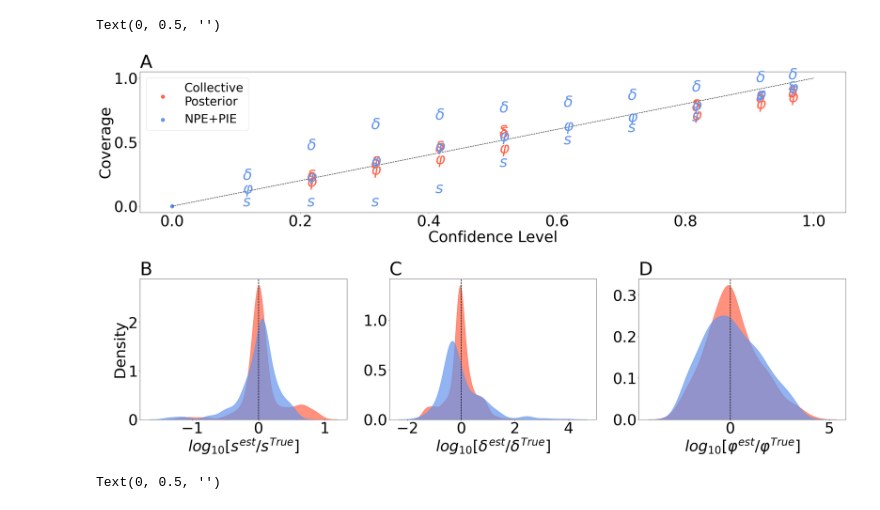
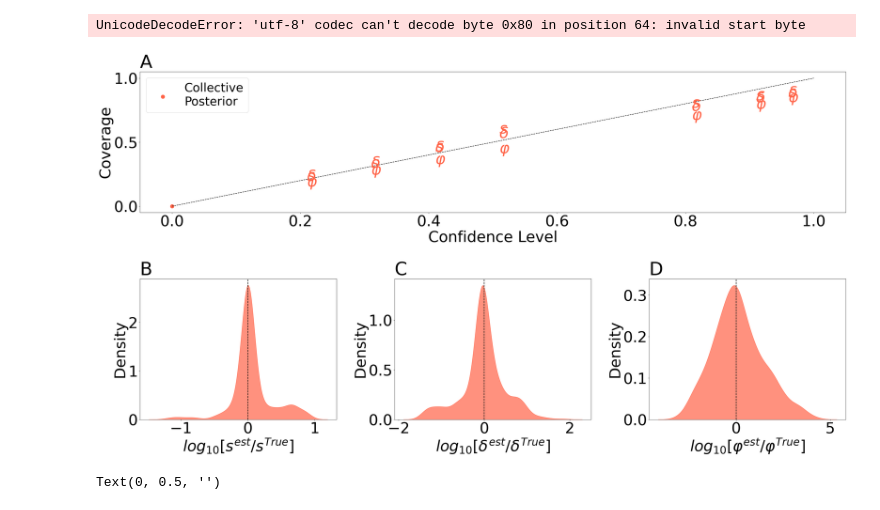
Before and after one commit to yoavram-lab/collective_posterior, a Jupyter notebook: WF/test collective.ipynb, the cells around one changed output. Drawn from its saved outputs; the diff is of its cells as text; code cells hidden in the pictures.

```diff
--- a/WF/test collective.ipynb
+++ b/WF/test collective.ipynb
@@ -81,7 +82,8 @@ change_font(50)
 
 def plot_accuracy(acc_path, ax, color, label, hatch):
     res = pd.read_csv(acc_path, index_col=0, dtype='float')
-    res = torch.from_numpy(np.array(res))
+    print(res)
+    # res = torch.from_numpy(np.array(res))
     for i in range(len(ax)):
         #histplot(res[:,i],ax=ax[i], stat='density', color=color, bins=20, label=label, hatch=hatch)
         kdeplot(res[:,i],ax=ax[i], color=color, alpha=0.7, fill=True)
@@ -148,38 +150,38 @@ ax['B'].set_title('B',loc='left')
 ax['C'].set_title('C',loc='left')
 ax['D'].set_title('D',loc='left')
 
 
 # Coverage plots in ax B
 ax['A'].plot(np.linspace(0,1,100),np.linspace(0,1,100), color='k', label='', ls='--')
 covs_ = pd.read_csv(f'tests/covs_old_WF_r_.csv', index_col=0, dtype='float')
 plot_covs_old(ax=ax['A'], covs=covs_,label='Collective\nPosterior',color='tomato', cp=True)
-covs_iid = pd.read_csv(f'tests/covs_old_WF_iid_r.csv', index_col=0, dtype='float')
-plot_covs_old(ax=ax['A'], covs=covs_iid,label='NPE+PIE',color='cornflowerblue')
+# covs_iid = pd.read_csv(f'tests/covs_old_WF_iid_.csv', index_col=0, dtype='float')
+# plot_covs_old(ax=ax['A'], covs=covs_iid,label='NPE+PIE',color='cornflowerblue')
 ax['A'].set_xlabel('Confidence Level')
 ax['A'].set_ylabel('Coverage')
 ax['A'].legend(fontsize=40)
 
 # Accuracy plots in ax C-E
 n_params=3
 ax['B'].set_xlabel('$log_{10}[s^{est} / {s^{True}}]$')
 ax['C'].set_xlabel('$log_{10}[\\delta^{est} / {\\delta^{True}}]$')
 ax['D'].set_xlabel('$log_{10}[\\varphi^{est} / {\\varphi^{True}}]$')
 
 axx = [ax['B'], ax['C'], ax['D']]
 
 cp_acc = 'tests/accus_WF_r_.csv'
 plot_accuracy(cp_acc, axx, color='tomato', hatch='', label='Collective\nPosterior')
 
 
-iid_acc = 'tests/accus_WF_iid_r.csv'
+iid_acc = 'tests/accus_WF_iid_.csv'
 plot_accuracy(iid_acc, axx, color='cornflowerblue', hatch='', label='NPE+PIE')
 
 # ax['A'].legend(loc='upper left')
 ax['C'].set_ylabel('')
 ax['D'].set_ylabel('')
 # %% [output]
-Text(0, 0.5, '')
+UnicodeDecodeError: 'utf-8' codec can't decode byte 0x80 in position 64: invalid start byte
-[figure, old version]
+[figure, new version]
 # %%
 change_font(50)
 
```
Also changed, not shown: parts of 4 cells of this notebook, 15 other files.
